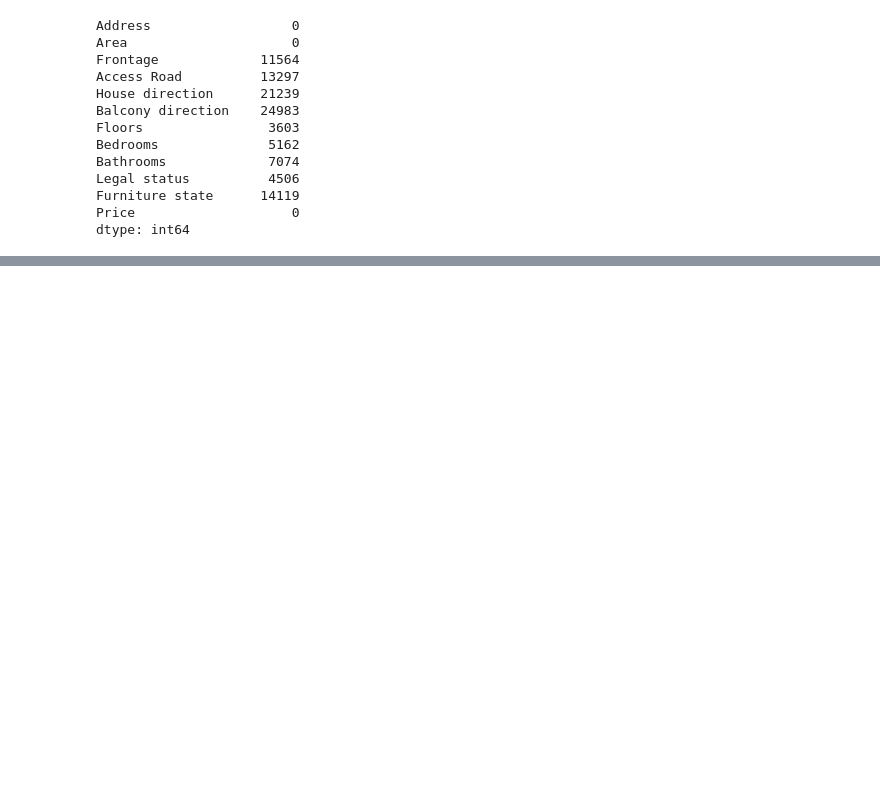
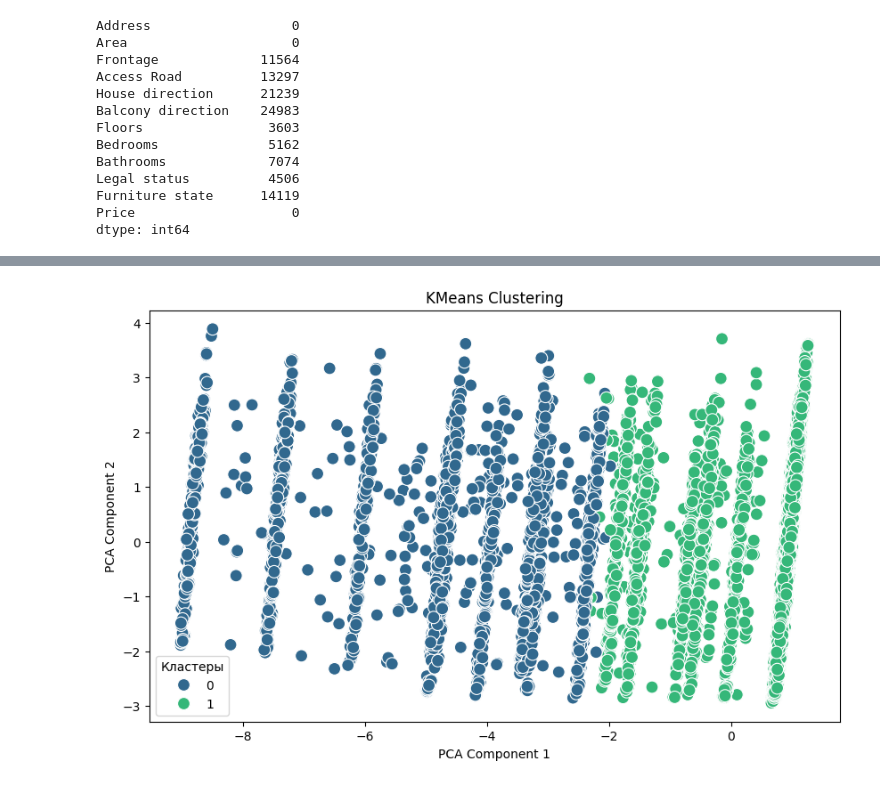
Before and after one commit to PetrBonyuk/m_o, a Jupyter notebook: vietnam_housing.ipynb, the cells around one changed output, grey strips where cells are left out. Drawn from its saved outputs; the diff is of its cells as text; code cells hidden in the pictures; blank space fills up the shorter version.

```diff
--- a/vietnam_housing.ipynb
+++ b/vietnam_housing.ipynb
@@ -433,0 +699,17 @@ R^2 (Коэффициент детерминации): 0.6647
+# %%
+import matplotlib.pyplot as plt
+import seaborn as sns
+from sklearn.decomposition import PCA
+
+# Функция для визуализации кластеров
+def visualize_clusters(data, labels, title):
+    pca = PCA(n_components=2)
+    pca_result = pca.fit_transform(data)
+
+    plt.figure(figsize=(10, 6))
+    sns.scatterplot(x=pca_result[:, 0], y=pca_result[:, 1], hue=labels, palette='viridis', s=100)
+    plt.title(title)
+    plt.xlabel('PCA Component 1')
+    plt.ylabel('PCA Component 2')
+    plt.legend(title='Кластеры')
+    plt.show()
@@ -433,0 +789,5 @@ R^2 (Коэффициент детерминации): 0.6647
+# %%
+# Визуализация кластеров для KMeans
+visualize_clusters(X_cleaned, kmeans_labels, "KMeans Clustering")
+# %% [output]
+[figure, added]
```
Also changed, not shown: parts of 24 cells of this notebook.
